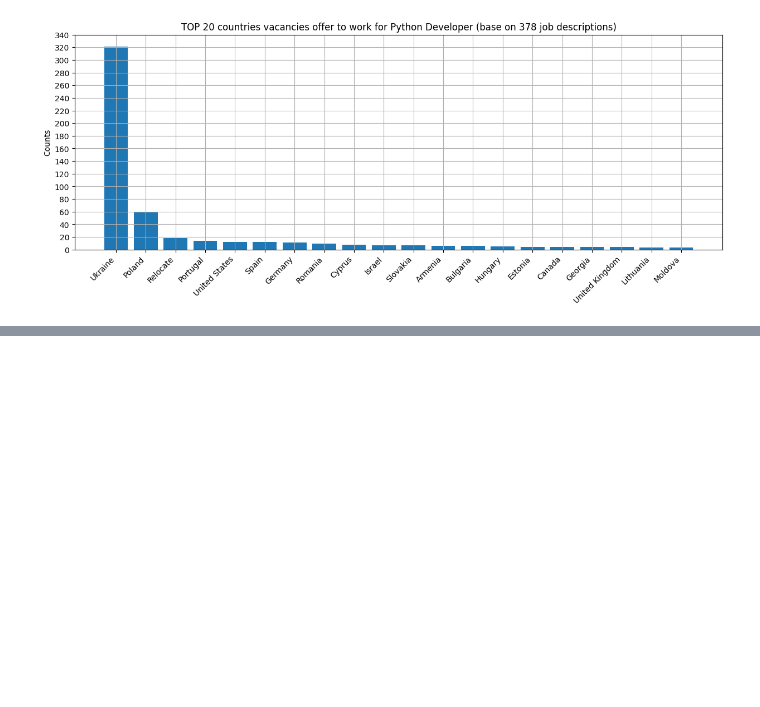
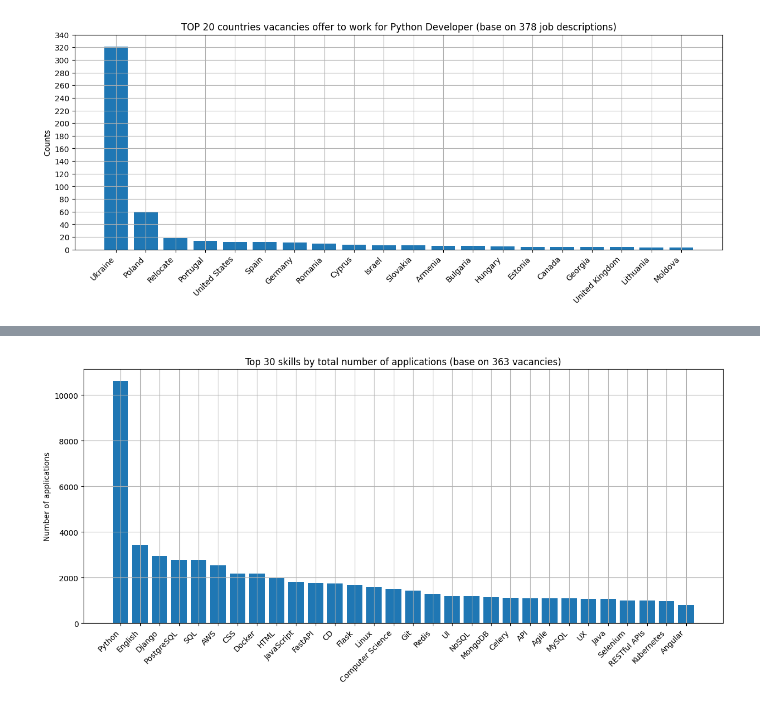
Before and after one commit to danieladdisonorg/Jobsite-Scraper-and-Analyzer, a Jupyter notebook: analyzing/analyze_djinni.ipynb, the cells around one changed output, grey strips where cells are left out. Cells and saved outputs as stored; diff of their text form; code cells hidden in the pictures; blank space fills up the shorter version.

```diff
--- a/analyzing/analyze_djinni.ipynb
+++ b/analyzing/analyze_djinni.ipynb
@@ -185,0 +220,19 @@ plt.show()
+# %%
+# Show top skills by each skill total number of applications
+skills = df.explode("tools")
+
+skill_application = skills.groupby("tools")["num_applications"].sum().reset_index()
+skills = skill_application.sort_values(by="num_applications", ascending=False)
+top_skills = skills.iloc[:30, :]
+
+plt.figure(figsize=(15, 6))
+plt.bar(top_skills["tools"], top_skills["num_applications"])
+
+plt.xticks(rotation=45, ha="right")
+plt.ylabel("Number of applications")
+plt.title(f"Top {top_skills.shape[0]} skills by total number of applications (base on {df.shape[0]} vacancies)")
+plt.grid(True)
+
+plt.show()
+# %% [output]
+[figure, added]
```
Also changed, not shown: parts of 8 cells of this notebook.
